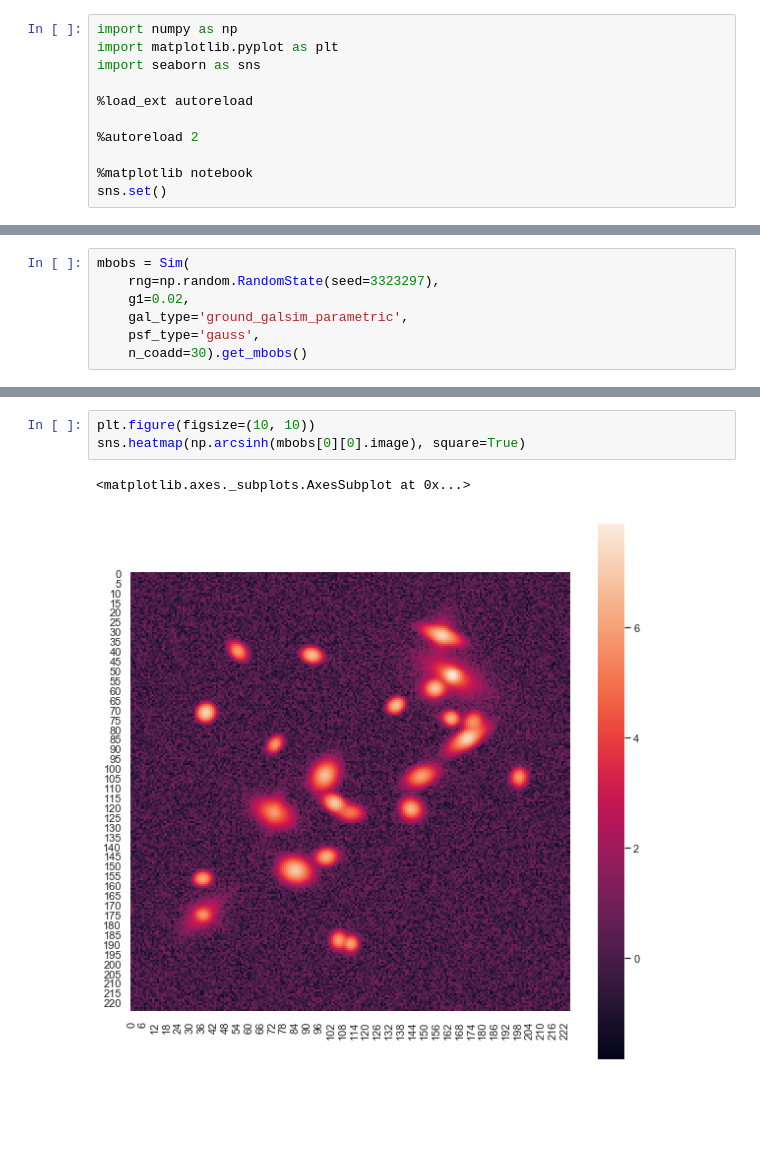
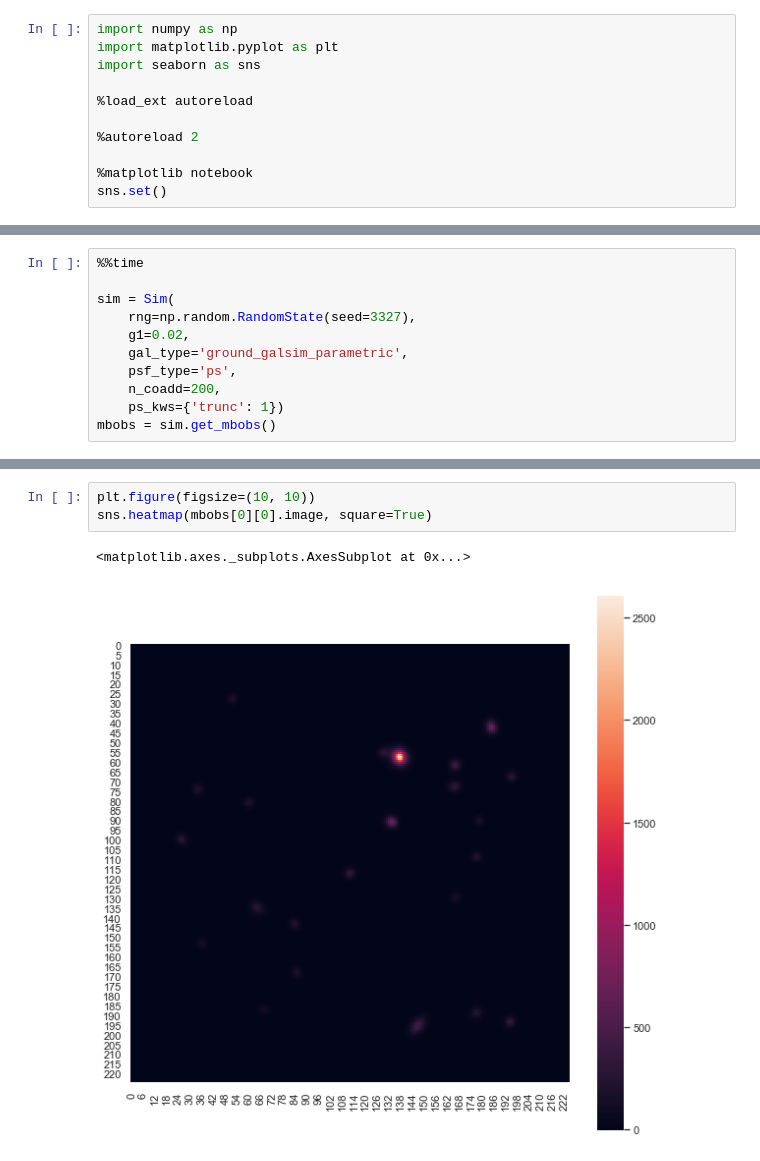
Before and after one commit to beckermr/metadetect-sims, a Jupyter notebook: plots_and_notebooks/plot_sim.ipynb, the cells around one changed output, grey strips where cells are left out. Cells and saved outputs as stored; diff of their text form; blank space fills up the shorter version.

```diff
--- a/plots_and_notebooks/plot_sim.ipynb
+++ b/plots_and_notebooks/plot_sim.ipynb
@@ -13,8 +14,12 @@ sns.set()
 from mdetsims import Sim
 # %%
-mbobs = Sim(
-    rng=np.random.RandomState(seed=3323297),
+%%time
+
+sim = Sim(
+    rng=np.random.RandomState(seed=3327),
     g1=0.02,
     gal_type='ground_galsim_parametric',
-    psf_type='gauss',
-    n_coadd=30).get_mbobs()
+    psf_type='ps',
+    n_coadd=200,
+    ps_kws={'trunc': 1})
+mbobs = sim.get_mbobs()
@@ -21,6 +29,6 @@ mbobs = Sim(
 # %%
 plt.figure(figsize=(10, 10))
-sns.heatmap(np.arcsinh(mbobs[0][0].image), square=True)
+sns.heatmap(mbobs[0][0].image, square=True)
 # %% [output]
 <matplotlib.axes._subplots.AxesSubplot at 0x...>
-[figure, old version]
+[figure, new version]
```
Also changed, not shown: parts of 6 cells of this notebook, 17 other files.
